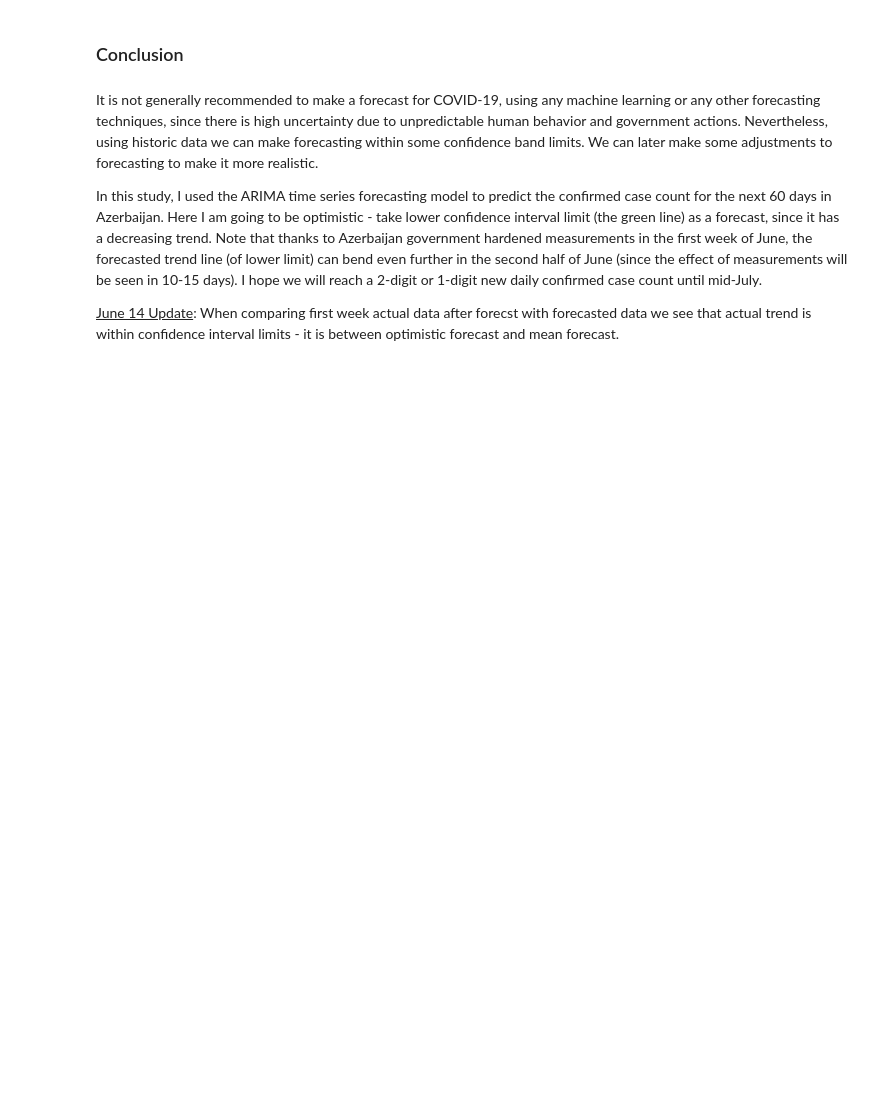
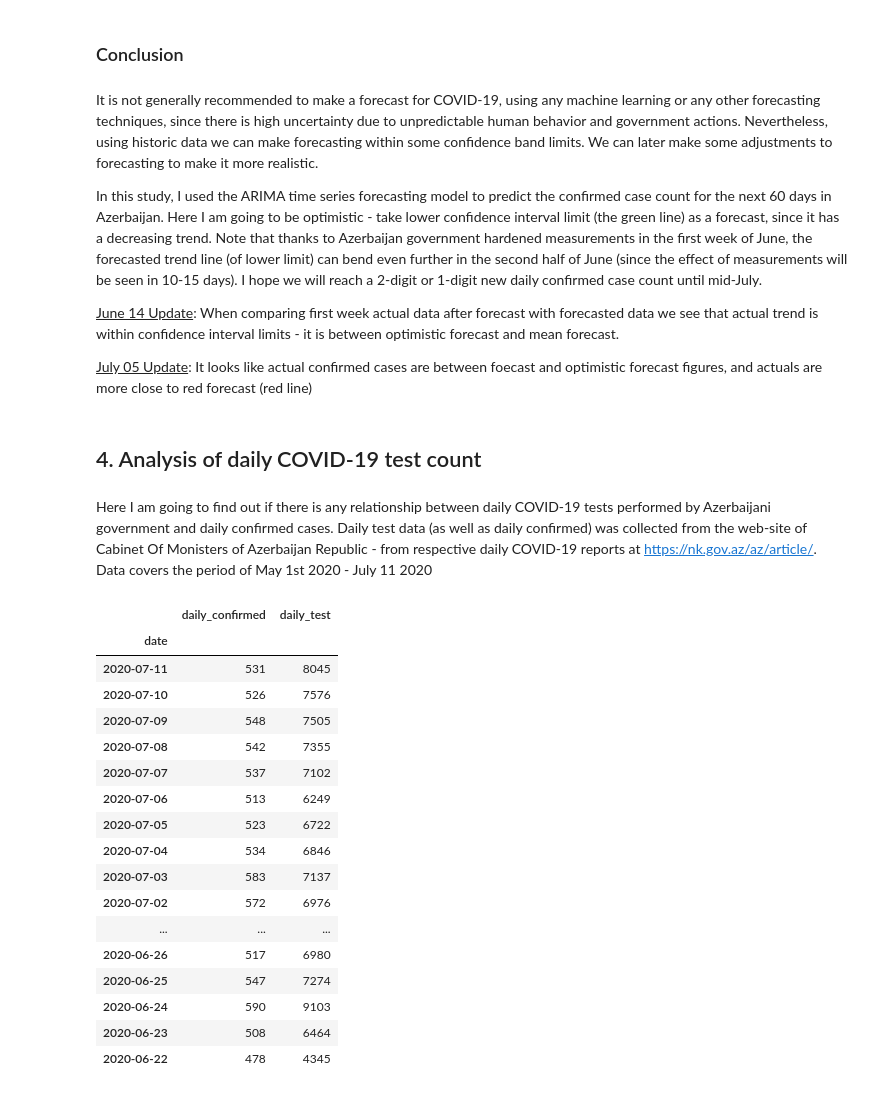
Before and after one commit to anarhasanov/COVID-19-analysis, a Jupyter notebook: COVID-19 analysis_Azerbaijan case_8June.ipynb, the cells around one changed output. Drawn from its saved outputs; the diff is of its cells as text; code cells hidden in the pictures; blank space fills up the shorter version.

```diff
--- a/COVID-19 analysis_Azerbaijan case_8June.ipynb
+++ b/COVID-19 analysis_Azerbaijan case_8June.ipynb
@@ -666,4 +667,33 @@ In this study, I used the ARIMA time series forecasting model to predict the con
 
 
 <u>June 14 Update</u>:
-When comparing first week actual data after forecst with forecasted data we see that actual trend is within confidence interval limits - it is between optimistic forecast and mean forecast.
+When comparing first week actual data after forecast with forecasted data we see that actual trend is within confidence interval limits - it is between optimistic forecast and mean forecast.
+
+<u>July 05 Update</u>:
+It looks like actual confirmed cases are between foecast and optimistic forecast figures, and actuals are more close to red forecast (red line)
+# %% [markdown]
+## 4. Analysis of daily COVID-19 test count
+# %% [markdown]
+Here I am going to find out if there is any relationship between daily COVID-19 tests performed by Azerbaijani government and daily confirmed cases. Daily test data (as well as daily confirmed) was collected from the web-site of Cabinet Of Monisters of Azerbaijan Republic - from respective daily COVID-19 reports at https://nk.gov.az/az/article/. Data covers the period of May 1st 2020 - July 11 2020
+# %%
+AZE_test = pd.read_csv('https://raw.githubusercontent.com/anarhasanov/COVID-19-visualizations-and-predictions/master/AZE_test_count_1May-11Jul.csv',index_col=0, parse_dates=['date'])
+AZE_test.head(20)
+# %% [output]
+|  | daily_confirmed | daily_test |
+| date |  |  |
+| 2020-07-11 | 531 | 8045 |
+| 2020-07-10 | 526 | 7576 |
+| 2020-07-09 | 548 | 7505 |
+| 2020-07-08 | 542 | 7355 |
+| 2020-07-07 | 537 | 7102 |
+| 2020-07-06 | 513 | 6249 |
+| 2020-07-05 | 523 | 6722 |
+| 2020-07-04 | 534 | 6846 |
+| 2020-07-03 | 583 | 7137 |
+| 2020-07-02 | 572 | 6976 |
+| ... | ... | ... |
+| 2020-06-26 | 517 | 6980 |
+| 2020-06-25 | 547 | 7274 |
+| 2020-06-24 | 590 | 9103 |
+| 2020-06-23 | 508 | 6464 |
+| 2020-06-22 | 478 | 4345 |
```
Also changed, not shown: parts of 28 cells of this notebook.
